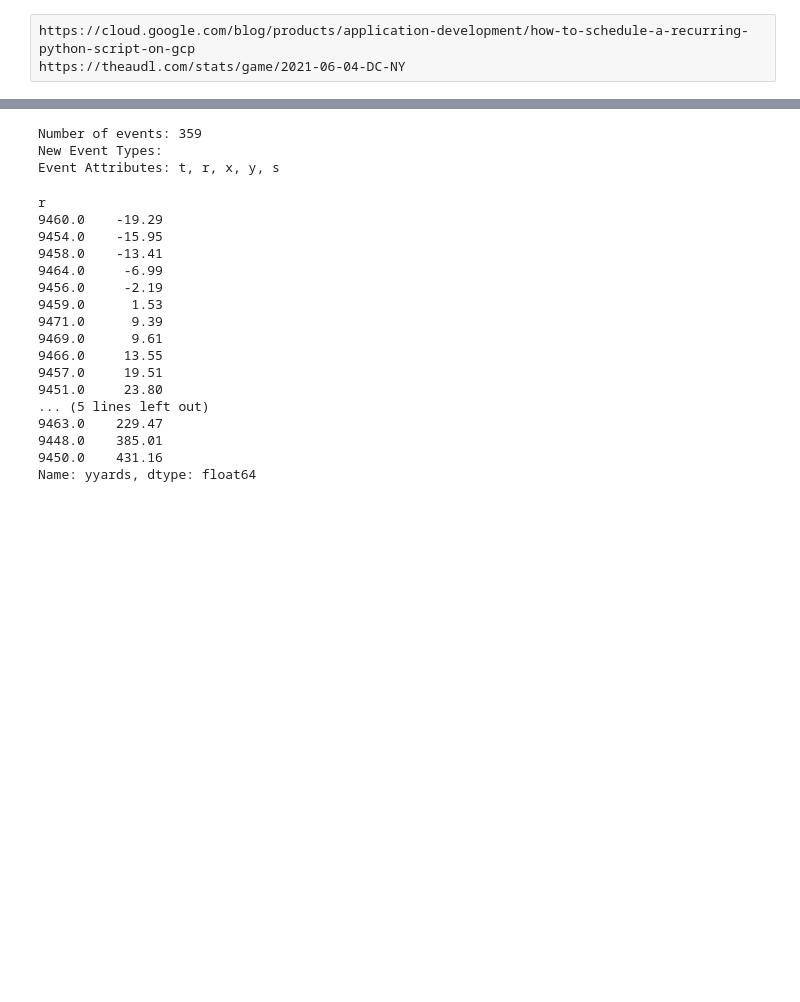
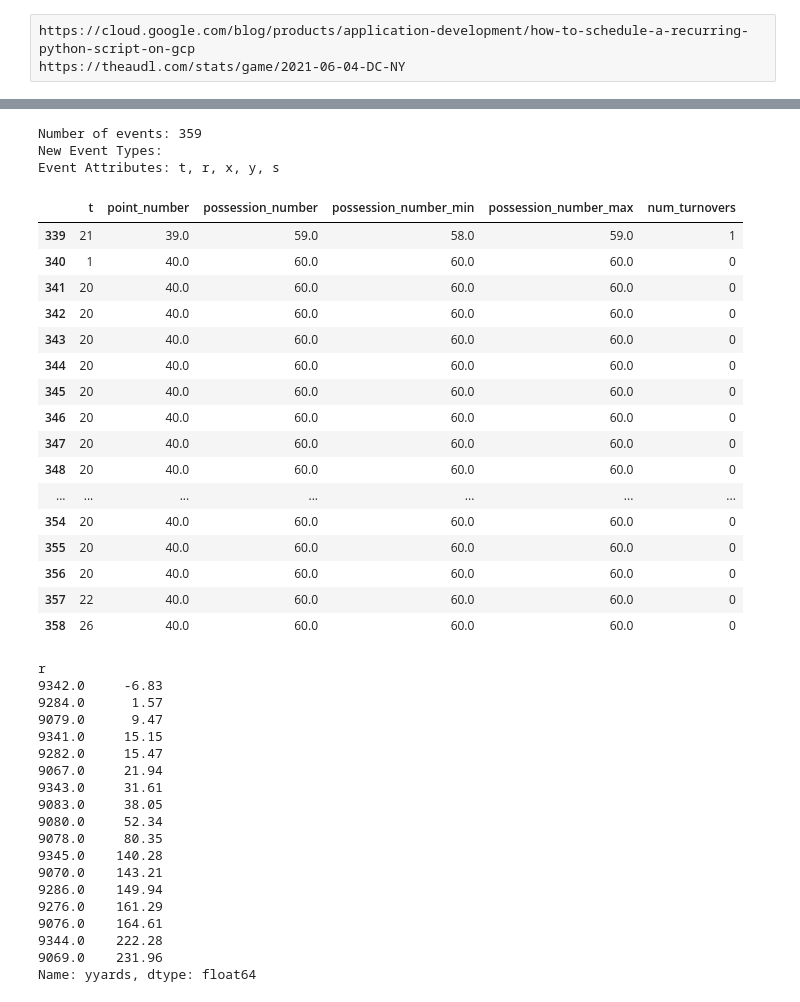
Before and after one commit to JohnLithio/AUDL-Advanced-Stats, a Jupyter notebook: Exploration.ipynb, the cells around one changed output, grey strips where cells are left out. Drawn from its saved outputs; the diff is of its cells as text; code cells hidden in the pictures; blank space fills up the shorter version.

```diff
--- a/Exploration.ipynb
+++ b/Exploration.ipynb
@@ -47,23 +65,45 @@ g.get_home_roster().sort_values(["id"])
+# %%
+g.get_home_events().tail(20)[["t", "point_number", "possession_number", "possession_number_min", "possession_number_max", "num_turnovers"]]
+# %% [output]
+Number of events: 359
+New Event Types:
+Event Attributes: t, r, x, y, s
+|  | t | point_number | possession_number | possession_number_min | possession_number_max | num_turnovers |
+| 339 | 21 | 39.0 | 59.0 | 58.0 | 59.0 | 1 |
+| 340 | 1 | 40.0 | 60.0 | 60.0 | 60.0 | 0 |
+| 341 | 20 | 40.0 | 60.0 | 60.0 | 60.0 | 0 |
+| 342 | 20 | 40.0 | 60.0 | 60.0 | 60.0 | 0 |
+| 343 | 20 | 40.0 | 60.0 | 60.0 | 60.0 | 0 |
+| 344 | 20 | 40.0 | 60.0 | 60.0 | 60.0 | 0 |
+| 345 | 20 | 40.0 | 60.0 | 60.0 | 60.0 | 0 |
+| 346 | 20 | 40.0 | 60.0 | 60.0 | 60.0 | 0 |
+| 347 | 20 | 40.0 | 60.0 | 60.0 | 60.0 | 0 |
+| 348 | 20 | 40.0 | 60.0 | 60.0 | 60.0 | 0 |
+| ... | ... | ... | ... | ... | ... | ... |
+| 354 | 20 | 40.0 | 60.0 | 60.0 | 60.0 | 0 |
+| 355 | 20 | 40.0 | 60.0 | 60.0 | 60.0 | 0 |
+| 356 | 20 | 40.0 | 60.0 | 60.0 | 60.0 | 0 |
+| 357 | 22 | 40.0 | 60.0 | 60.0 | 60.0 | 0 |
+| 358 | 26 | 40.0 | 60.0 | 60.0 | 60.0 | 0 |
 # %%
-g.get_home_events().query("t_after==[20,22]").groupby(["r"])["yyards"].sum().sort_values()
+g.get_away_events().query("t_after==[20,22] & ~centering_pass").groupby(["r"])["yyards"].sum().sort_values()
 # %% [output]
-Number of events: 359
-New Event Types:
-Event Attributes: t, r, x, y, s
+r
+9342.0     -6.83
+9284.0      1.57
+9079.0      9.47
+9341.0     15.15
+9282.0     15.47
+9067.0     21.94
+9343.0     31.61
+9083.0     38.05
+9080.0     52.34
+9078.0     80.35
+9345.0    140.28
+9070.0    143.21
+9286.0    149.94
+9276.0    161.29
+9076.0    164.61
+9344.0    222.28
+9069.0    231.96
+Name: yyards, dtype: float64
-r
-9460.0    -19.29
-9454.0    -15.95
-9458.0    -13.41
-9464.0     -6.99
-9456.0     -2.19
-9459.0      1.53
-9471.0      9.39
-9469.0      9.61
-9466.0     13.55
-9457.0     19.51
-9451.0     23.80
-... (5 lines left out)
-9463.0    229.47
-9448.0    385.01
-9450.0    431.16
-Name: yyards, dtype: float64
```
Also changed, not shown: parts of 12 cells of this notebook.
